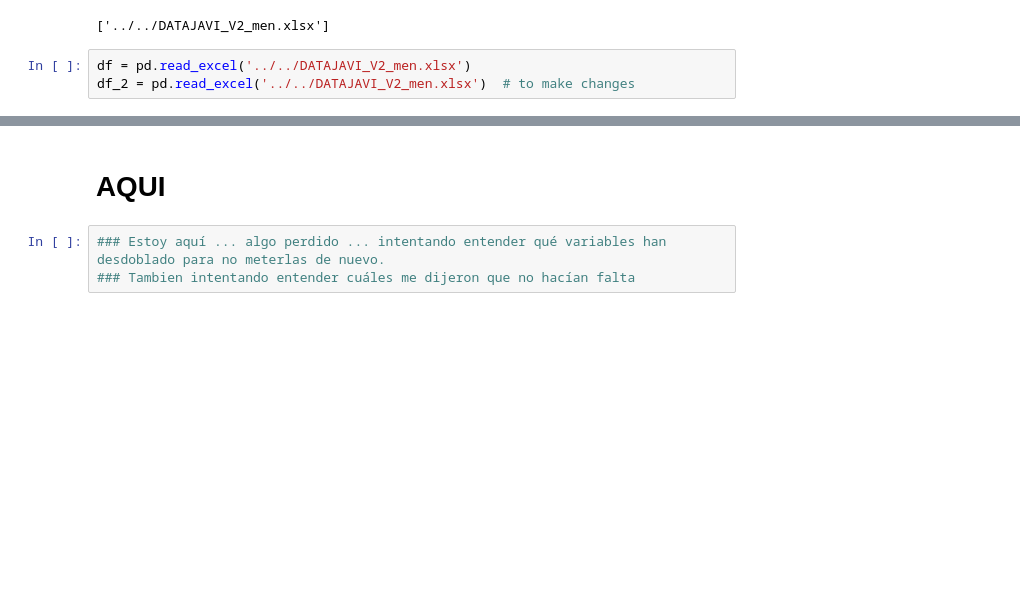
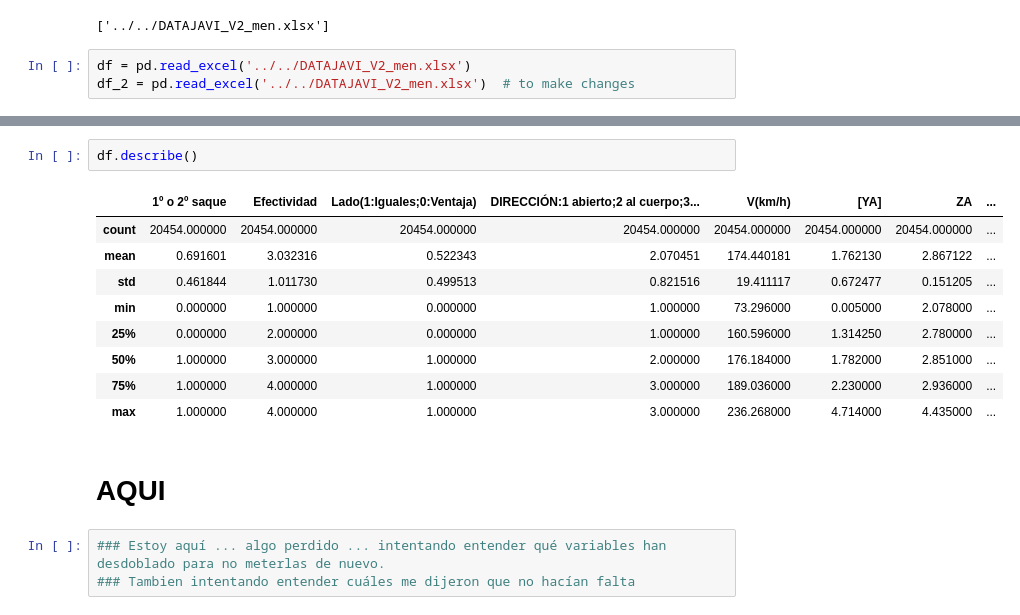
Before and after one commit to Jalagarto/tennis, a Jupyter notebook: EDA/2.B. PreparingData - new.ipynb, the cells around one changed output, grey strips where cells are left out. Drawn from its saved outputs; the diff is of its cells as text; blank space fills up the shorter version.

```diff
--- a/EDA/2.B. PreparingData - new.ipynb
+++ b/EDA/2.B. PreparingData - new.ipynb
@@ -111,3 +90,15 @@ Name: serve_class, dtype: int64
+# %%
+df.describe()
+# %% [output]
+|  | 1º o 2º saque | Efectividad | Lado(1:Iguales;0:Ventaja) | DIRECCIÓN:1 abierto;2 al cuerpo;3... | V(km/h) | [YA] | ZA | ... |
+| count | 20454.000000 | 20454.000000 | 20454.000000 | 20454.000000 | 20454.000000 | 20454.000000 | 20454.000000 | ... |
+| mean | 0.691601 | 3.032316 | 0.522343 | 2.070451 | 174.440181 | 1.762130 | 2.867122 | ... |
+| std | 0.461844 | 1.011730 | 0.499513 | 0.821516 | 19.411117 | 0.672477 | 0.151205 | ... |
+| min | 0.000000 | 1.000000 | 0.000000 | 1.000000 | 73.296000 | 0.005000 | 2.078000 | ... |
+| 25% | 0.000000 | 2.000000 | 0.000000 | 1.000000 | 160.596000 | 1.314250 | 2.780000 | ... |
+| 50% | 1.000000 | 3.000000 | 1.000000 | 2.000000 | 176.184000 | 1.782000 | 2.851000 | ... |
+| 75% | 1.000000 | 4.000000 | 1.000000 | 3.000000 | 189.036000 | 2.230000 | 2.936000 | ... |
+| max | 1.000000 | 4.000000 | 1.000000 | 3.000000 | 236.268000 | 4.714000 | 4.435000 | ... |
 # %% [markdown]
 # AQUI
 # %%
```
Also changed, not shown: parts of 24 cells of this notebook, 1 other file.
